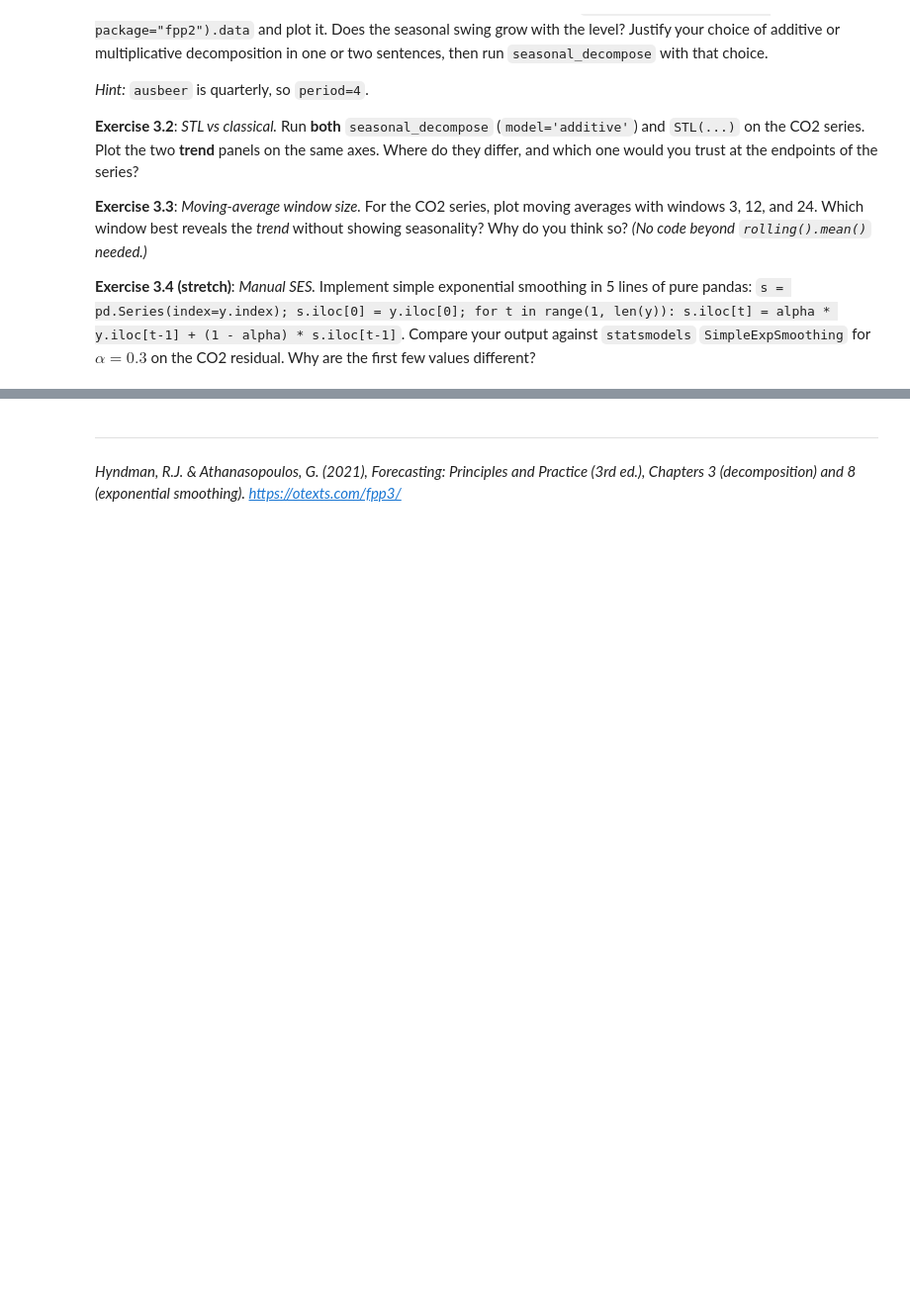
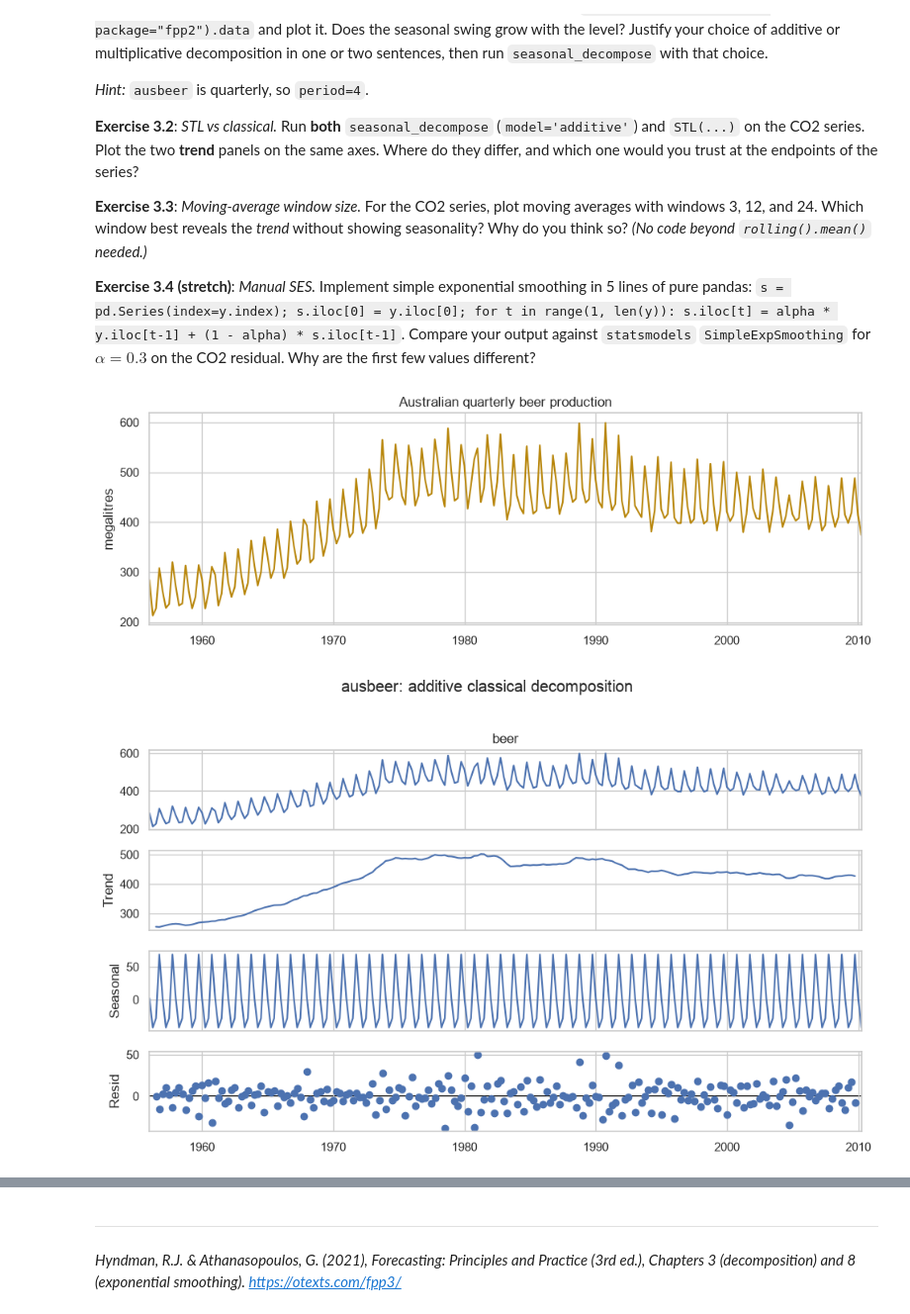
Before and after one commit to rouzbeh-enayatzadeh/ds-time-series-analysis, a Jupyter notebook: 03_decomposition_and_smoothing.ipynb, the cells around one changed output, grey strips where cells are left out. Shown at 99% size. Saved outputs shown, nothing was run; the diff lists cells and outputs as text; code cells hidden in the pictures; blank space fills up the shorter version.

```diff
--- a/03_decomposition_and_smoothing.ipynb
+++ b/03_decomposition_and_smoothing.ipynb
@@ -253,3 +279,25 @@ Implement simple exponential smoothing in 5 lines of pure pandas:
 `s = pd.Series(index=y.index); s.iloc[0] = y.iloc[0]; for t in range(1, len(y)): s.iloc[t] = alpha * y.iloc[t-1] + (1 - alpha) * s.iloc[t-1]`.
 Compare your output against `statsmodels` `SimpleExpSmoothing` for
 $\alpha = 0.3$ on the CO2 residual. Why are the first few values different?
+# %%
+ausbeer_raw = get_rdataset("ausbeer", package="fpp2").data
+ausbeer = ausbeer_raw["value"].dropna().reset_index(drop=True)
+ausbeer.index = pd.period_range(start="1956Q1", periods=len(ausbeer), freq="Q").to_timestamp()
+ausbeer.name = "beer"
+
+fig, ax = plt.subplots(figsize=(10, 3.5))
+ausbeer.plot(ax=ax, color="darkgoldenrod")
+ax.set_title("Australian quarterly beer production")
+ax.set_ylabel("megalitres")
+plt.tight_layout()
+plt.show()
+
+beer_decomp = seasonal_decompose(ausbeer, model="additive", period=4)
+fig = beer_decomp.plot()
+fig.set_size_inches(10, 6)
+fig.suptitle("ausbeer: additive classical decomposition", y=1.02)
+plt.tight_layout()
+plt.show()
+# %% [output]
+[figure, added]
+[figure, added]
```
Also changed, not shown: parts of 9 cells of this notebook.
